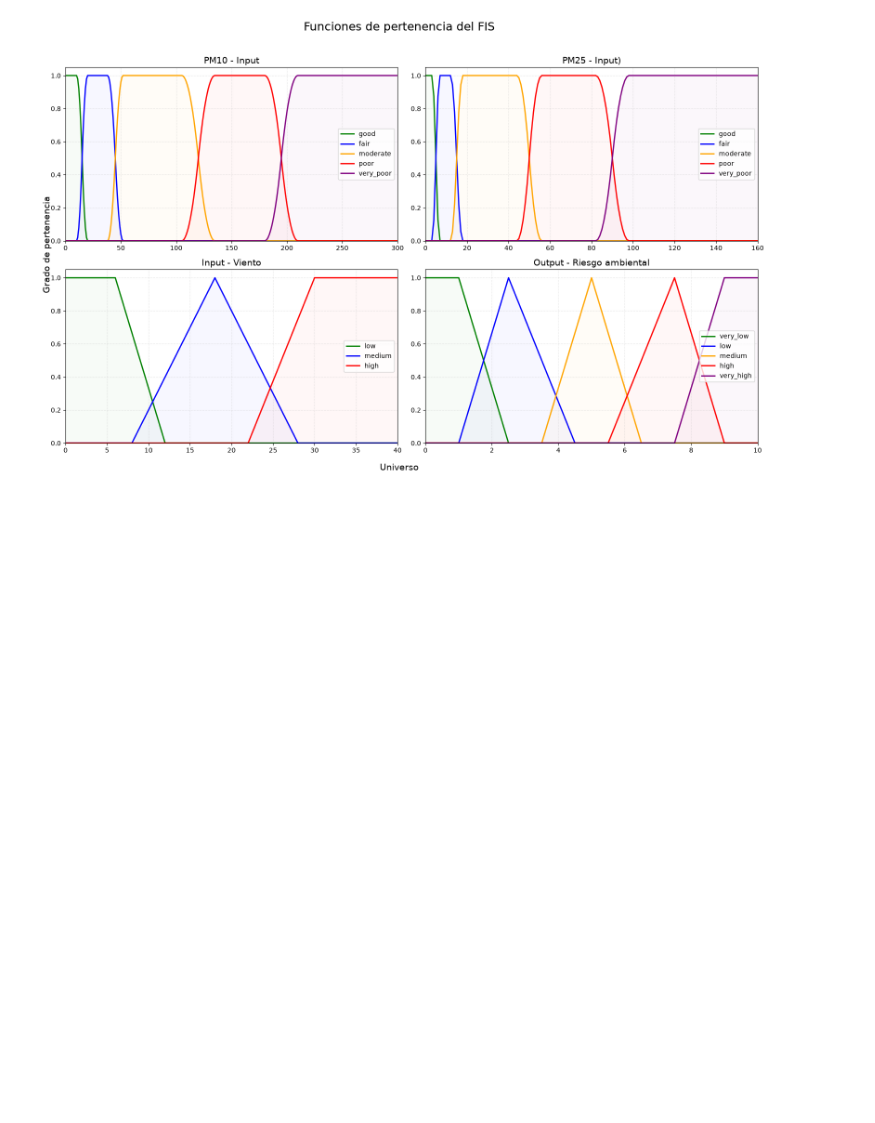
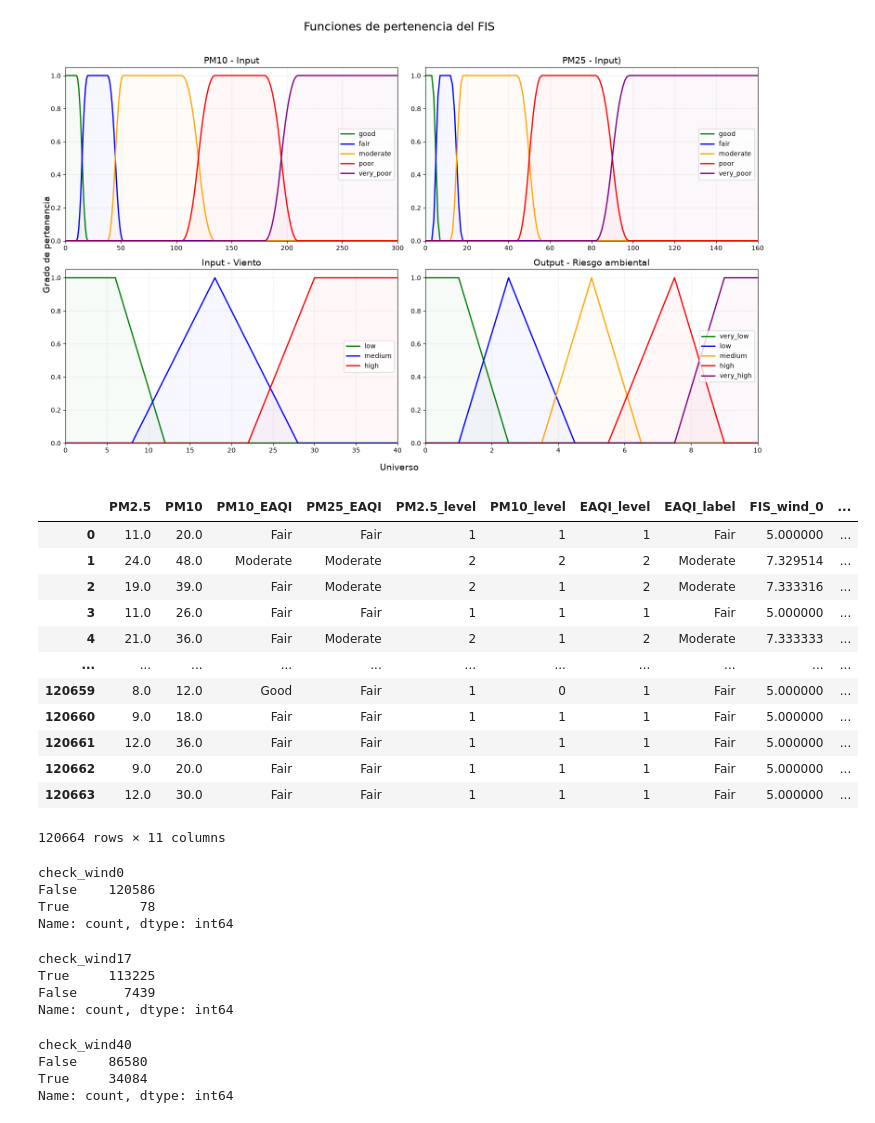
Before and after one commit to mbrazalez/smart-mobility-vlc, a Jupyter notebook: notebooks/FIS_Validation.ipynb, the cells around one changed output. Cells and saved outputs as stored; diff of their text form; code cells hidden in the pictures; blank space fills up the shorter version.

```diff
--- a/notebooks/FIS_Validation.ipynb
+++ b/notebooks/FIS_Validation.ipynb
@@ -369,0 +455,17 @@ plt.show()
+# %%
+df_historico = pd.read_csv("requests-and-examples-for-testing/data/historico-con-FIS-EAQI.csv",sep=";").drop(columns="Unnamed: 0")
+df_historico
+# %% [output]
+|  | PM2.5 | PM10 | PM10_EAQI | PM25_EAQI | PM2.5_level | PM10_level | EAQI_level | EAQI_label | FIS_wind_0 | ... |
+| 0 | 11.0 | 20.0 | Fair | Fair | 1 | 1 | 1 | Fair | 5.000000 | ... |
+| 1 | 24.0 | 48.0 | Moderate | Moderate | 2 | 2 | 2 | Moderate | 7.329514 | ... |
+| 2 | 19.0 | 39.0 | Fair | Moderate | 2 | 1 | 2 | Moderate | 7.333316 | ... |
+| 3 | 11.0 | 26.0 | Fair | Fair | 1 | 1 | 1 | Fair | 5.000000 | ... |
+| 4 | 21.0 | 36.0 | Fair | Moderate | 2 | 1 | 2 | Moderate | 7.333333 | ... |
+| ... | ... | ... | ... | ... | ... | ... | ... | ... | ... | ... |
+| 120659 | 8.0 | 12.0 | Good | Fair | 1 | 0 | 1 | Fair | 5.000000 | ... |
+| 120660 | 9.0 | 18.0 | Fair | Fair | 1 | 1 | 1 | Fair | 5.000000 | ... |
+| 120661 | 12.0 | 36.0 | Fair | Fair | 1 | 1 | 1 | Fair | 5.000000 | ... |
+| 120662 | 9.0 | 20.0 | Fair | Fair | 1 | 1 | 1 | Fair | 5.000000 | ... |
+| 120663 | 12.0 | 30.0 | Fair | Fair | 1 | 1 | 1 | Fair | 5.000000 | ... |
+120664 rows × 11 columns
@@ -369,0 +529,21 @@ plt.show()
+# %%
+df_historico["check_wind0"].value_counts()
+# %% [output]
+check_wind0
+False    120586
+True         78
+Name: count, dtype: int64
+# %%
+df_historico["check_wind17"].value_counts()
+# %% [output]
+check_wind17
+True     113225
+False      7439
+Name: count, dtype: int64
+# %%
+df_historico["check_wind40"].value_counts()
+# %% [output]
+check_wind40
+False    86580
+True     34084
+Name: count, dtype: int64
```
Also changed, not shown: parts of 12 cells of this notebook.
